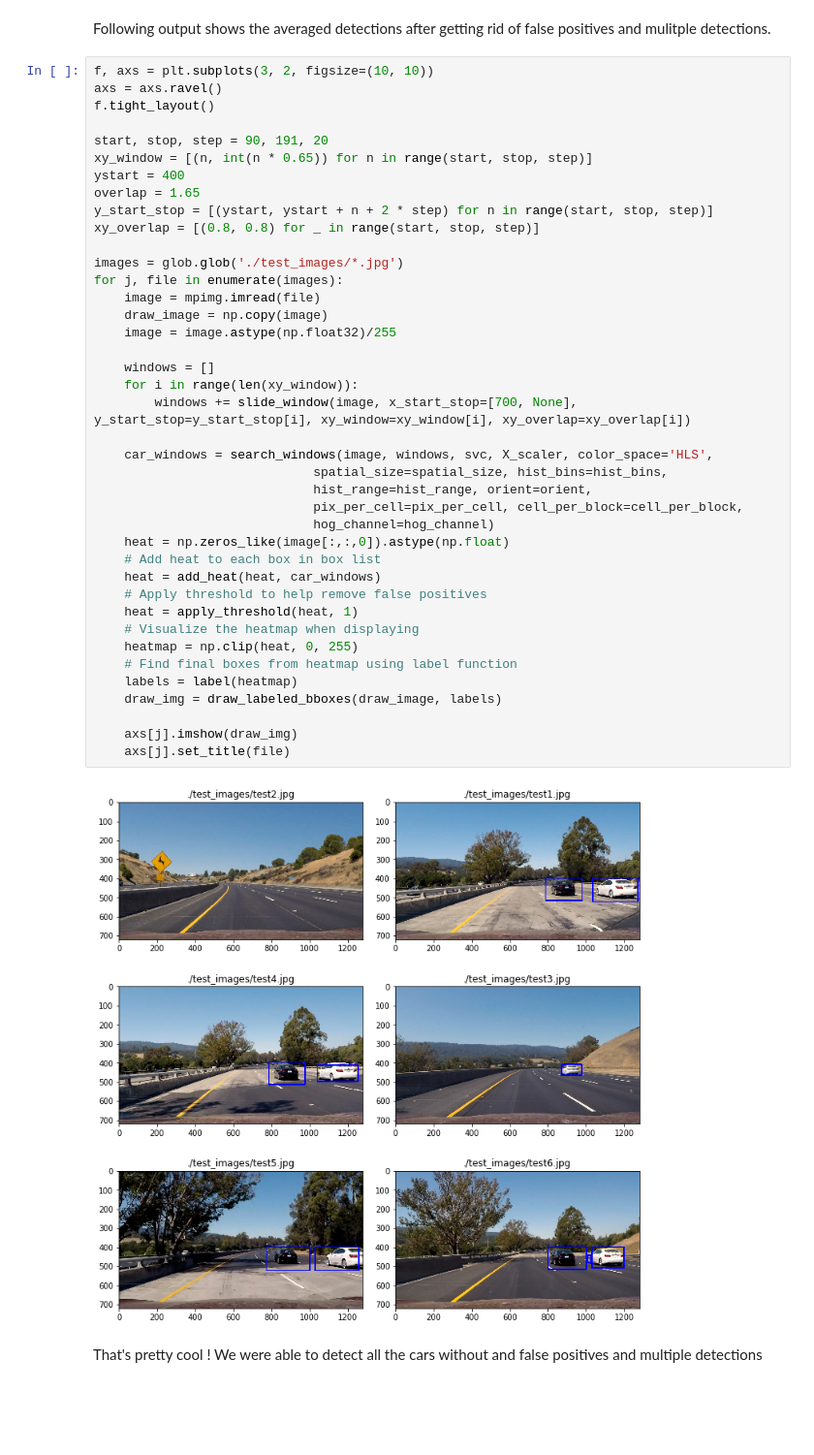
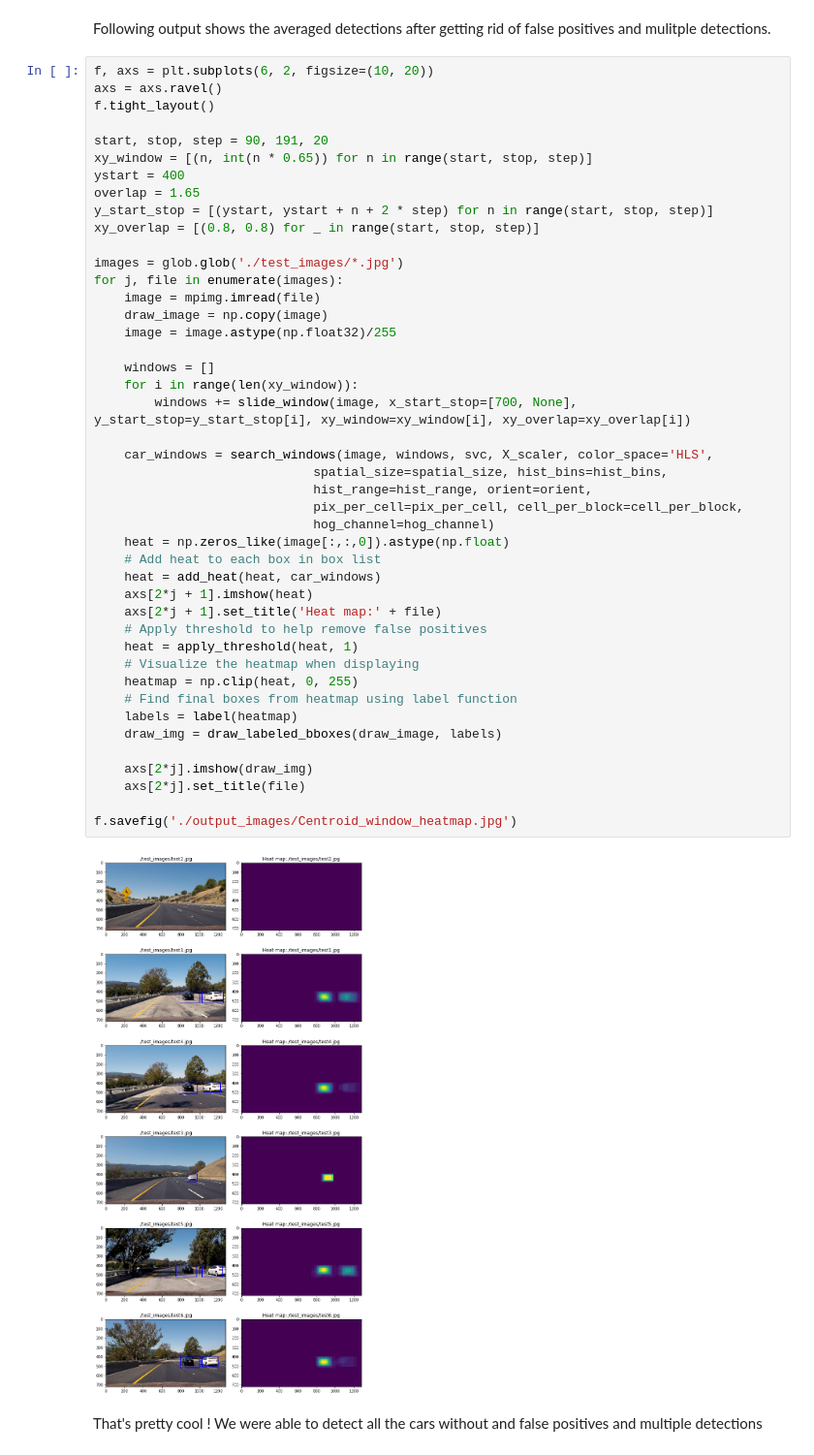
Before and after one commit to gajendr-nikhil/Computer-Vision, a Jupyter notebook: Vehicle-Detection-and-Tracking/Vehicle-Detection-and-Tracking.ipynb, the cells around one changed output. Shown at 97% size. Drawn from its saved outputs; the diff is of its cells as text; blank space fills up the shorter version.

Commit message:
Vehicle-Detection-and-Tracking: save images for report
Save some images of intermediate results to put them in the report

Signed-off-by: Nikhil Gajendrakumar <nikhil.g@gatech.edu>

```diff
--- a/Vehicle-Detection-and-Tracking/Vehicle-Detection-and-Tracking.ipynb
+++ b/Vehicle-Detection-and-Tracking/Vehicle-Detection-and-Tracking.ipynb
@@ -426,7 +428,7 @@ def draw_labeled_bboxes(img, labels):
 # %% [markdown]
 Following output shows the averaged detections after getting rid of false positives and mulitple detections.
 # %%
-f, axs = plt.subplots(3, 2, figsize=(10, 10))
+f, axs = plt.subplots(6, 2, figsize=(10, 20))
 axs = axs.ravel()
 f.tight_layout()
 
@@ -437,36 +439,40 @@ overlap = 1.65
 y_start_stop = [(ystart, ystart + n + 2 * step) for n in range(start, stop, step)]
 xy_overlap = [(0.8, 0.8) for _ in range(start, stop, step)]
 
 images = glob.glob('./test_images/*.jpg')
 for j, file in enumerate(images):
     image = mpimg.imread(file)
     draw_image = np.copy(image)
     image = image.astype(np.float32)/255
 
     windows = []
     for i in range(len(xy_window)):
         windows += slide_window(image, x_start_stop=[700, None], y_start_stop=y_start_stop[i], xy_window=xy_window[i], xy_overlap=xy_overlap[i])
 
     car_windows = search_windows(image, windows, svc, X_scaler, color_space='HLS',
                              spatial_size=spatial_size, hist_bins=hist_bins,
                              hist_range=hist_range, orient=orient,
                              pix_per_cell=pix_per_cell, cell_per_block=cell_per_block,
                              hog_channel=hog_channel)
     heat = np.zeros_like(image[:,:,0]).astype(np.float)
     # Add heat to each box in box list
     heat = add_heat(heat, car_windows)
+    axs[2*j + 1].imshow(heat)
+    axs[2*j + 1].set_title('Heat map:' + file)
     # Apply threshold to help remove false positives
     heat = apply_threshold(heat, 1)
     # Visualize the heatmap when displaying
     heatmap = np.clip(heat, 0, 255)
     # Find final boxes from heatmap using label function
     labels = label(heatmap)
     draw_img = draw_labeled_bboxes(draw_image, labels)
 
-    axs[j].imshow(draw_img)
-    axs[j].set_title(file)
+    axs[2*j].imshow(draw_img)
+    axs[2*j].set_title(file)
+
+f.savefig('./output_images/Centroid_window_heatmap.jpg')
 # %% [output]
-[figure, old version]
+[figure, new version]
 # %% [markdown]
 That's pretty cool ! We were able to detect all the cars without and false positives and multiple detections
 # %% [markdown]
```
Also changed, not shown: parts of 3 cells of this notebook, 3 other files.
